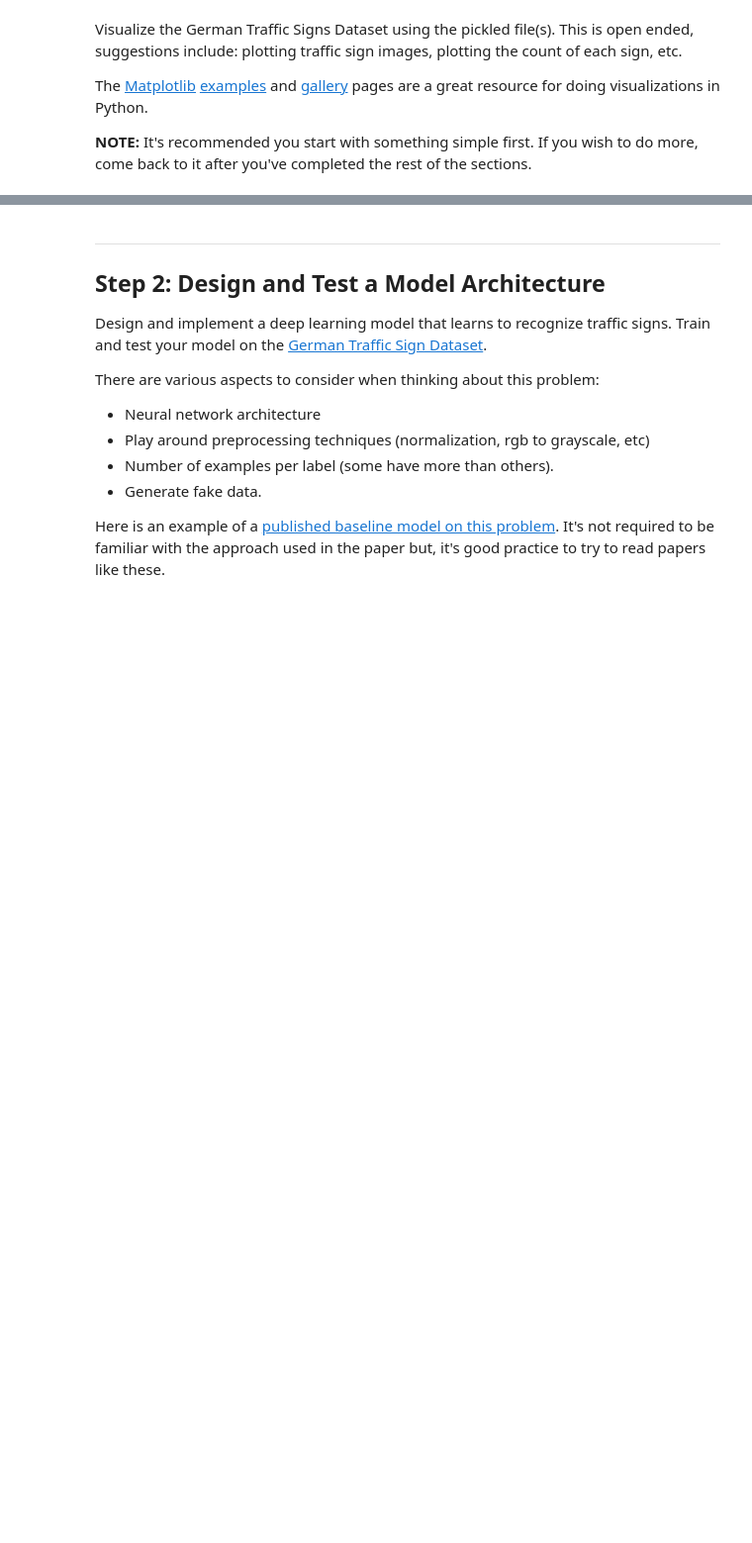
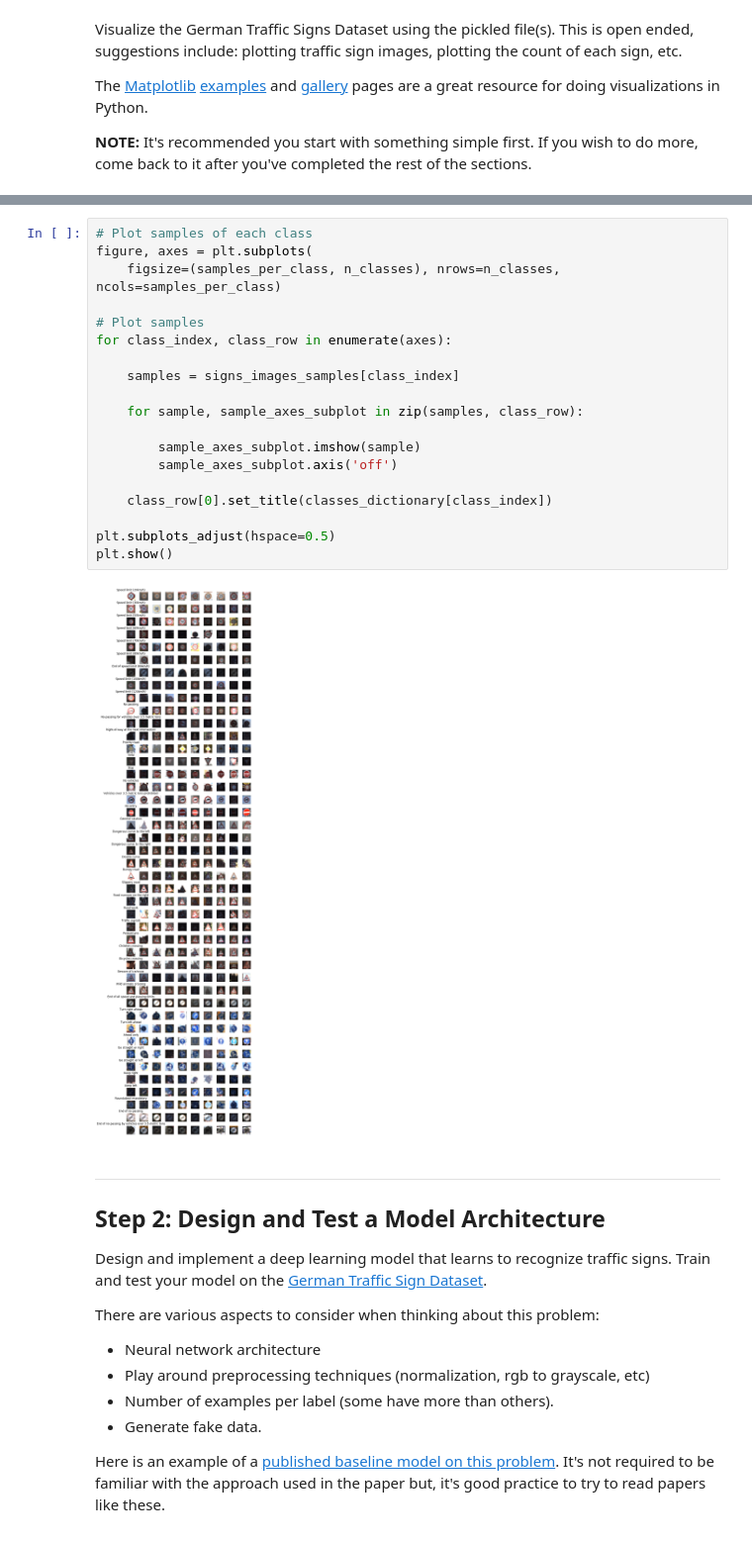
Before and after one commit to PuchatekwSzortach/CarND-Traffic-Sign-Classifier-Project, a Jupyter notebook: Traffic_Sign_Classifier.ipynb, the cells around one changed output, grey strips where cells are left out. Shown at 99% size. Cells and saved outputs as stored; diff of their text form; blank space fills up the shorter version.

Commit message:
Finished plotting images samples

```diff
--- a/Traffic_Sign_Classifier.ipynb
+++ b/Traffic_Sign_Classifier.ipynb
@@ -150,3 +113,24 @@ print(time.time() - start)
+# %%
+# Plot samples of each class
+figure, axes = plt.subplots(
+    figsize=(samples_per_class, n_classes), nrows=n_classes, ncols=samples_per_class)
+
+# Plot samples
+for class_index, class_row in enumerate(axes):
+
+    samples = signs_images_samples[class_index]
+
+    for sample, sample_axes_subplot in zip(samples, class_row):
+
+        sample_axes_subplot.imshow(sample)
+        sample_axes_subplot.axis('off')
+
+    class_row[0].set_title(classes_dictionary[class_index])
+
+plt.subplots_adjust(hspace=0.5)
+plt.show()
+# %% [output]
+[figure, added]
 # %% [markdown]
 ----
 
```
Also changed, not shown: parts of 1 cell of this notebook.
